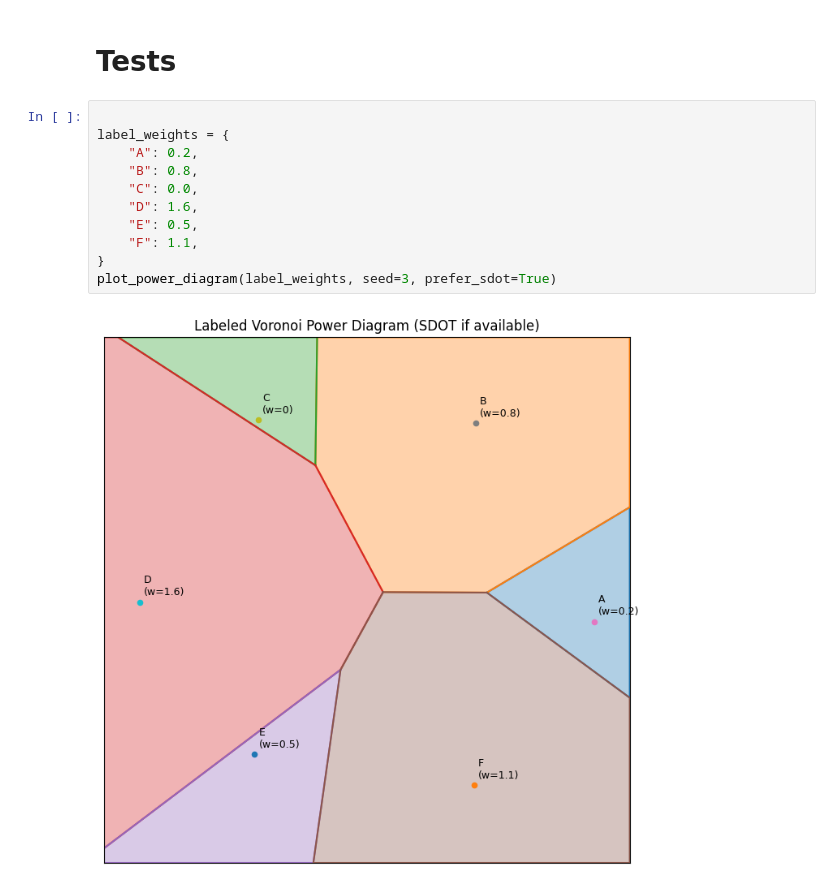
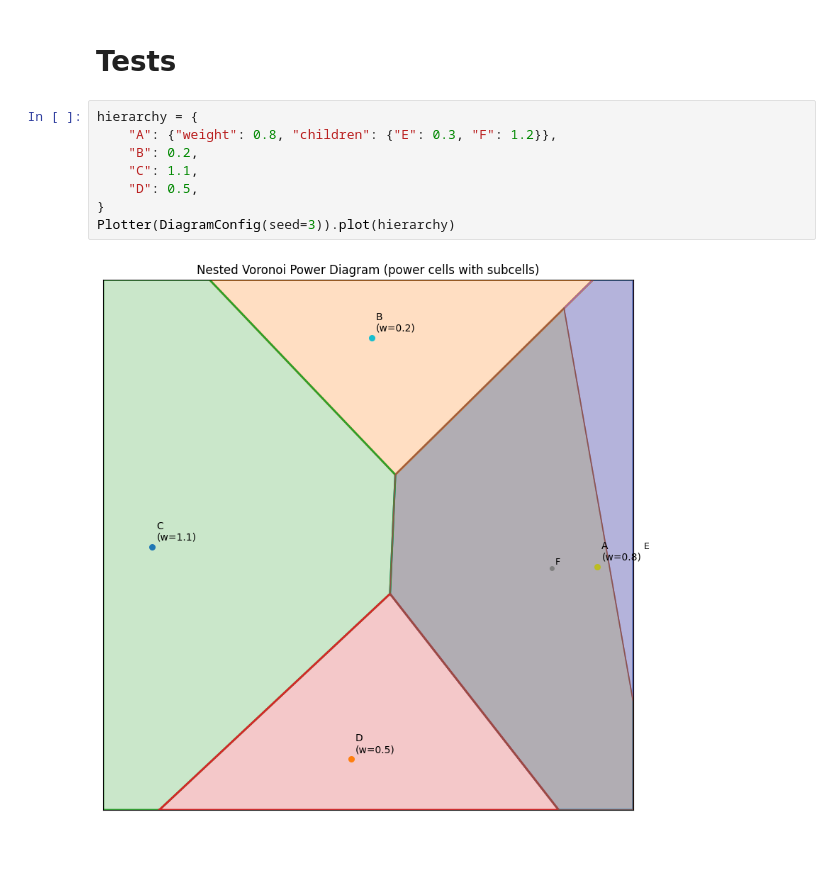
Before and after one commit to IsaacFigNewton/dag2laguerre, a Jupyter notebook: Voronoi_Power_Diagram_View.ipynb, the cells around one changed output. Saved outputs shown, nothing was run; the diff lists cells and outputs as text; blank space fills up the shorter version.

```diff
--- a/Voronoi_Power_Diagram_View.ipynb
+++ b/Voronoi_Power_Diagram_View.ipynb
@@ -364,15 +260,12 @@ def plot_power_diagram(
 # %% [markdown]
 # Tests
-# %%
-
-label_weights = {
-    "A": 0.2,
-    "B": 0.8,
-    "C": 0.0,
-    "D": 1.6,
-    "E": 0.5,
-    "F": 1.1,
-}
-plot_power_diagram(label_weights, seed=3, prefer_sdot=True)
-# %% [output]
-[figure, removed]
+# %%
+hierarchy = {
+    "A": {"weight": 0.8, "children": {"E": 0.3, "F": 1.2}},
+    "B": 0.2,
+    "C": 1.1,
+    "D": 0.5,
+}
+Plotter(DiagramConfig(seed=3)).plot(hierarchy)
+# %% [output]
+[figure, added]
```
Also changed, not shown: parts of 2 cells of this notebook.
